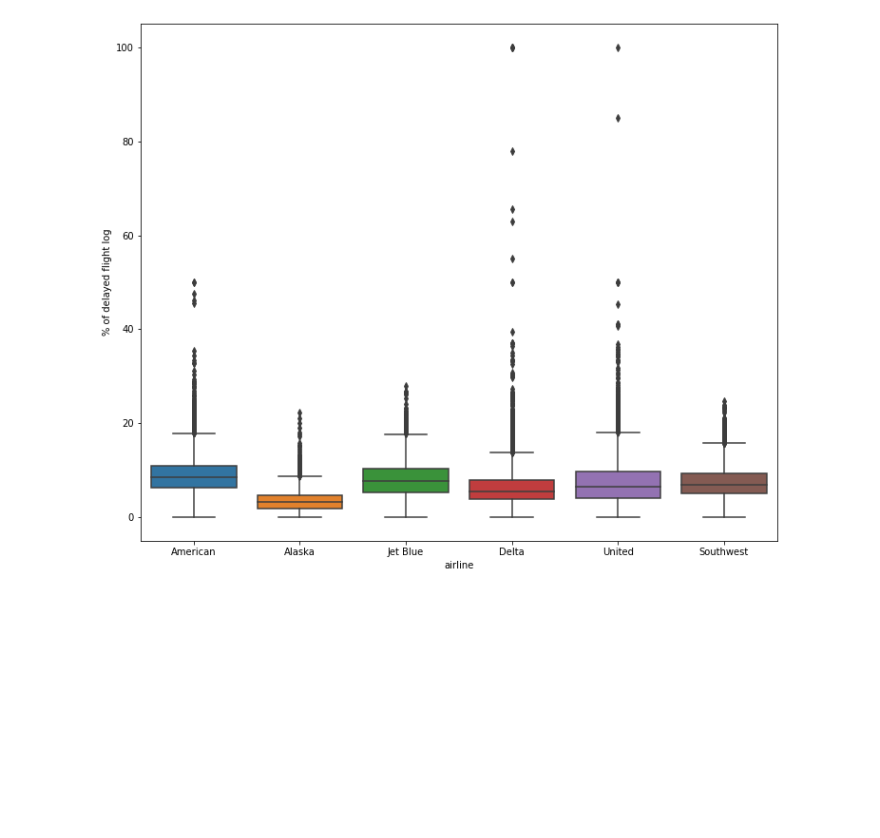
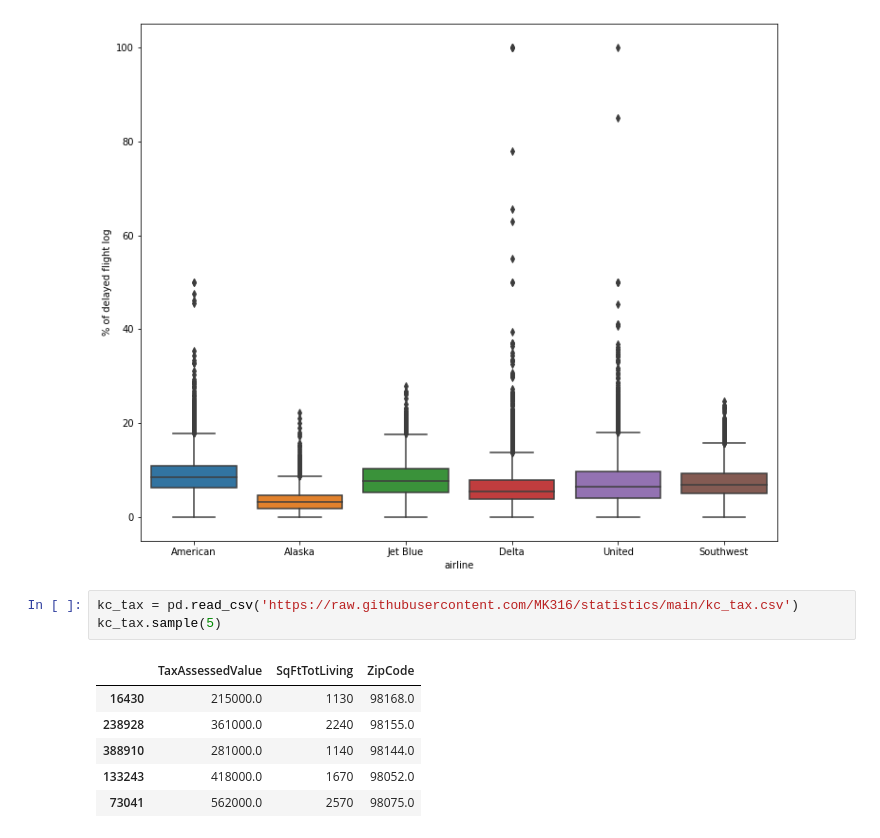
Before and after one commit to MK316/statistics, a Jupyter notebook: 01_EDA.ipynb, the cells around one changed output. Drawn from its saved outputs; the diff is of its cells as text; blank space fills up the shorter version.

```diff
--- a/01_EDA.ipynb
+++ b/01_EDA.ipynb
@@ -318,3 +318,13 @@ plt.ylabel("% of delayed flight log")
 plt.show()
 # %% [output]
 [figure]
+# %%
+kc_tax = pd.read_csv('https://raw.githubusercontent.com/MK316/statistics/main/kc_tax.csv')
+kc_tax.sample(5)
+# %% [output]
+|  | TaxAssessedValue | SqFtTotLiving | ZipCode |
+| 16430 | 215000.0 | 1130 | 98168.0 |
+| 238928 | 361000.0 | 2240 | 98155.0 |
+| 388910 | 281000.0 | 1140 | 98144.0 |
+| 133243 | 418000.0 | 1670 | 98052.0 |
+| 73041 | 562000.0 | 2570 | 98075.0 |
```
Also changed, not shown: parts of 8 cells of this notebook.
